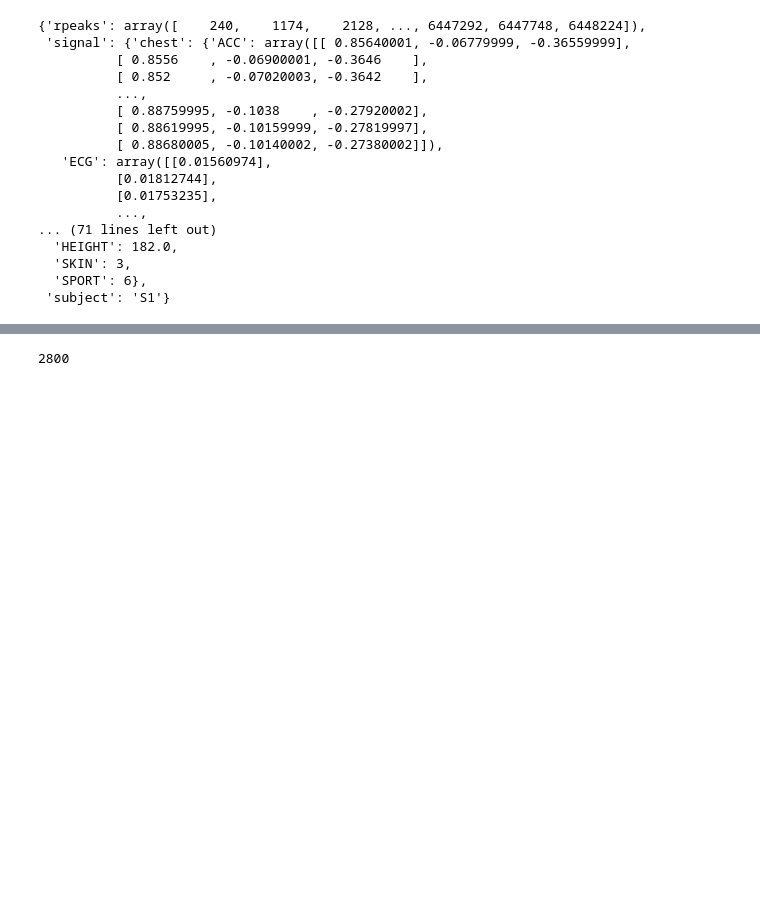
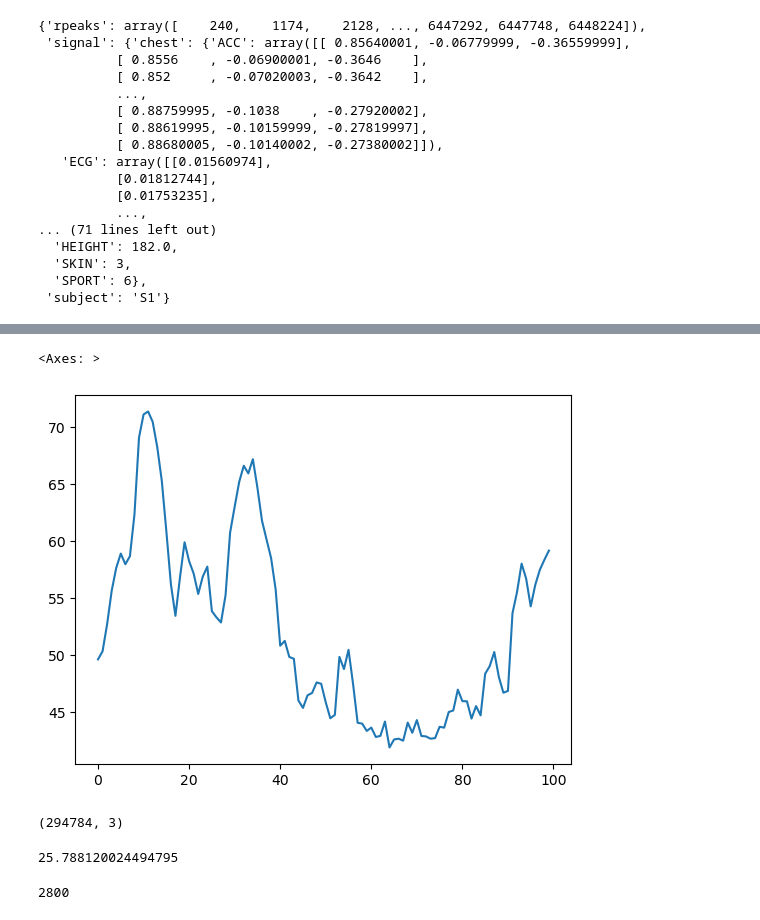
Before and after one commit to Taobyte/thesis, a Jupyter notebook: src/notebooks/dataset_exploration.ipynb, the cells around one changed output, grey strips where cells are left out. Drawn from its saved outputs; the diff is of its cells as text; code cells hidden in the pictures; blank space fills up the shorter version.

```diff
--- a/src/notebooks/dataset_exploration.ipynb
+++ b/src/notebooks/dataset_exploration.ipynb
@@ -65,3 +102,16 @@ data
+# %%
+pd.Series(data['label'][:100]).plot()
+# %% [output]
+<Axes: >
+[figure, added]
+# %%
+data['signal']['wrist']['ACC'].shape
+# %% [output]
+(294784, 3)
+# %%
+294784 / 11431
+# %% [output]
+25.788120024494795
 # %%
 len(np.where(data['activity']==1.0)[0])
 # %% [output]
```
Also changed, not shown: parts of 19 cells of this notebook, 28 other files.
